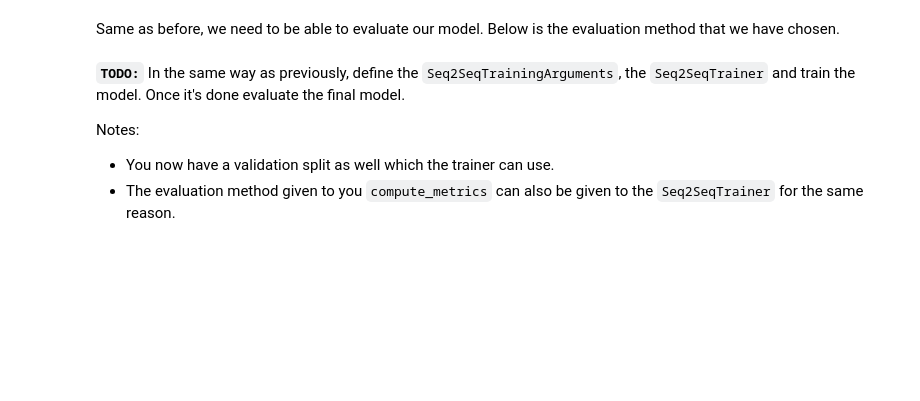
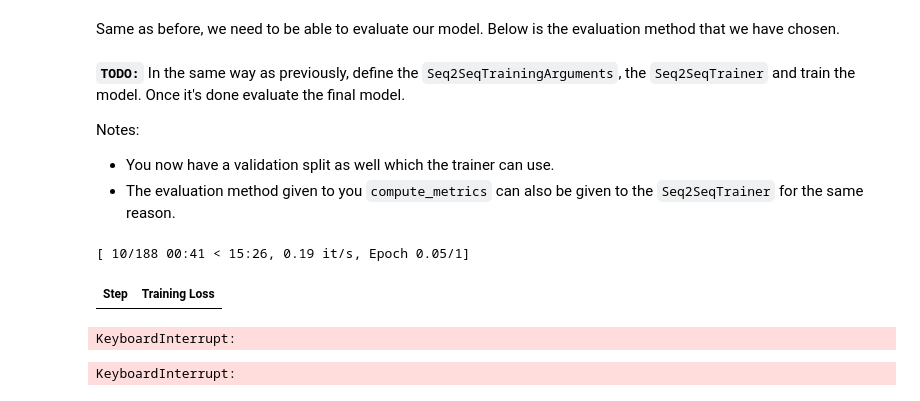
Before and after one commit to Najaandrup/NLP2025, a Jupyter notebook: Exercises/07 - Finetuning and Prompting/0. Finetuning.ipynb, the cells around one changed output. Cells and saved outputs as stored; diff of their text form; code cells hidden in the pictures; blank space fills up the shorter version.

```diff
--- a/Exercises/07 - Finetuning and Prompting/0. Finetuning.ipynb
+++ b/Exercises/07 - Finetuning and Prompting/0. Finetuning.ipynb
@@ -277,2 +298,7 @@ Note: The specific tokenizer will require you to `pip install protobuf`.
 # %% [markdown]
 **`TODO:`** Unzip the `wmt14_fr_en_10k` dataset and load it into a HF `Dataset`. Split the data into a training and a validation set. To minimize the procedure, use the `.select(N)` method of the `Dataset` to use only 3000 samples for training and 50 for validation. Then, print the data, to see their feaures and ensure the number of samples.
+# %%
+data = load_from_disk('wmt14_fr_en_10k')
+data["train"] = data["train"].select(range(3000))
+data["validation"] = data["validation"].select(range(50))
+print(data)
@@ -279,5 +320,15 @@ Note: The specific tokenizer will require you to `pip install protobuf`.
 # %% [markdown]
 **`TODO:`** Define a function that receives some samples and then uses the tokenizer we have defined to tokenize the samples. Append the phrase `"translate English to French: "` to the inputs. Tokenize the targets (french translation) as well. Use the `Dataset.map`method that we have previously discussed to apply your function to all of the data.
+# %%
+def preprocess_function(examples):
+    prefix = "translate English to French: "
+    inputs = [prefix + src["en"] for src in examples["translation"]]
+    targets = [tgt["fr"] for tgt in examples["translation"]]
+
+    model_inputs = tokenizer(inputs, text_target=targets, max_length=64, truncation=True)
+    return model_inputs
+
+tokenized_datasets = data.map(preprocess_function, batched=True)
 # %% [markdown]
 ### Evaluate
 - Hugging Face's library for evaluations.
@@ -322,3 +375,37 @@ def compute_metrics(eval_pred):
 Notes:
 - You now have a validation split as well which the trainer can use.
 - The evaluation method given to you `compute_metrics` can also be given to the `Seq2SeqTrainer` for the same reason.
+# %%
+training_args = Seq2SeqTrainingArguments(
+    output_dir="./mt5-fr-en",           # folder to save checkpoints
+    learning_rate=2e-5,                 # learning rate
+    per_device_train_batch_size=16,     # training batch size
+    per_device_eval_batch_size=16,      # validation batch size
+    weight_decay=0.01,                  # regularization
+    save_total_limit=2,                 # keep only 2 checkpoints
+    num_train_epochs=1,                 # number of epochs (increase for real training)
+    predict_with_generate=True,         # generate sequences for evaluation metrics
+    logging_dir="./logs",               # folder for logs
+    logging_steps=50,                   # log every 50 steps
+)
+# %%
+trainer = Seq2SeqTrainer(
+    model=model,                                # your mT5 model
+    args=training_args,                          # training arguments
+    train_dataset=tokenized_datasets["train"],  # training data
+    eval_dataset=tokenized_datasets["validation"],  # validation data
+    tokenizer=tokenizer,                         # tokenizer
+    data_collator=data_collator,                 # collator for batch padding
+    compute_metrics=compute_metrics              # metric function
+)
+# %%
+trainer.train()
+# %% [output]
+[ 10/188 00:41 < 15:26, 0.19 it/s, Epoch 0.05/1]
+| Step | Training Loss |
+KeyboardInterrupt:
+# %%
+eval_results = trainer.evaluate()
+print("Final evaluation BLEU score:", eval_results["eval_bleu"])
+# %% [output]
+KeyboardInterrupt:
```
Also changed, not shown: parts of 15 cells of this notebook, 22 other files.
